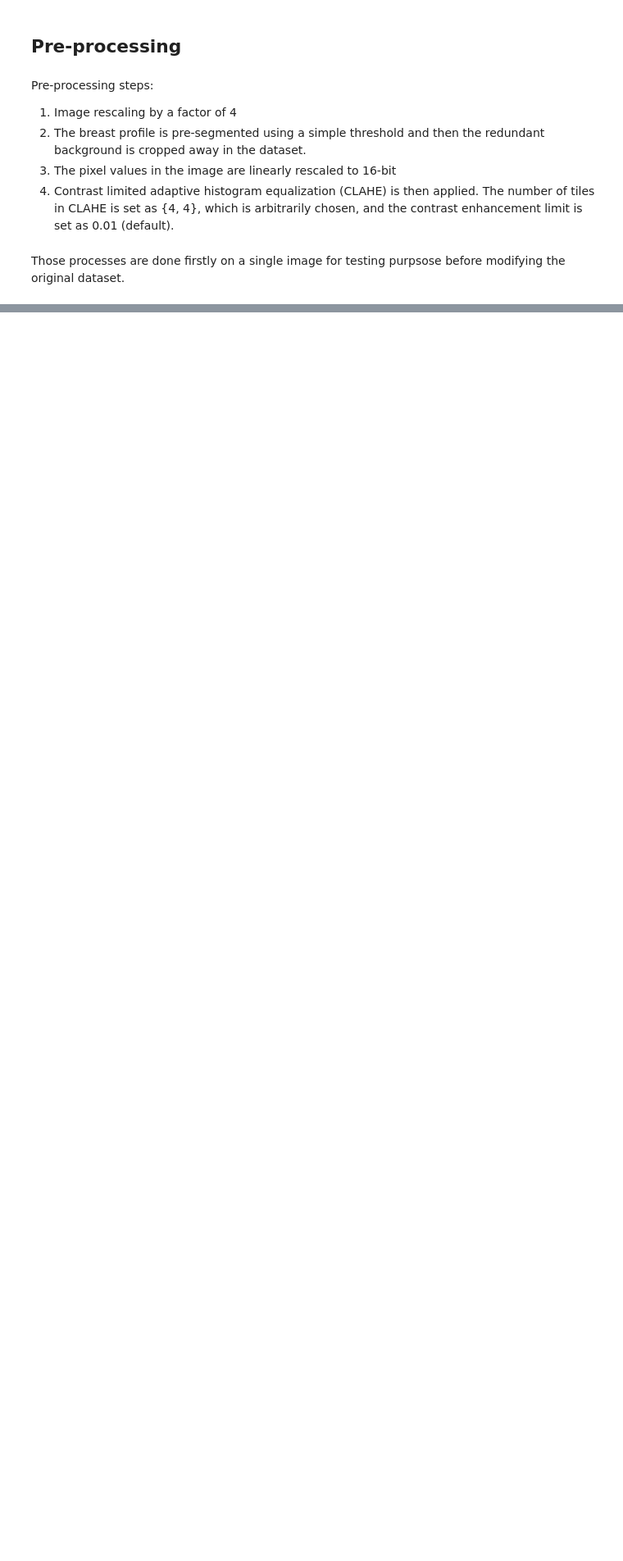
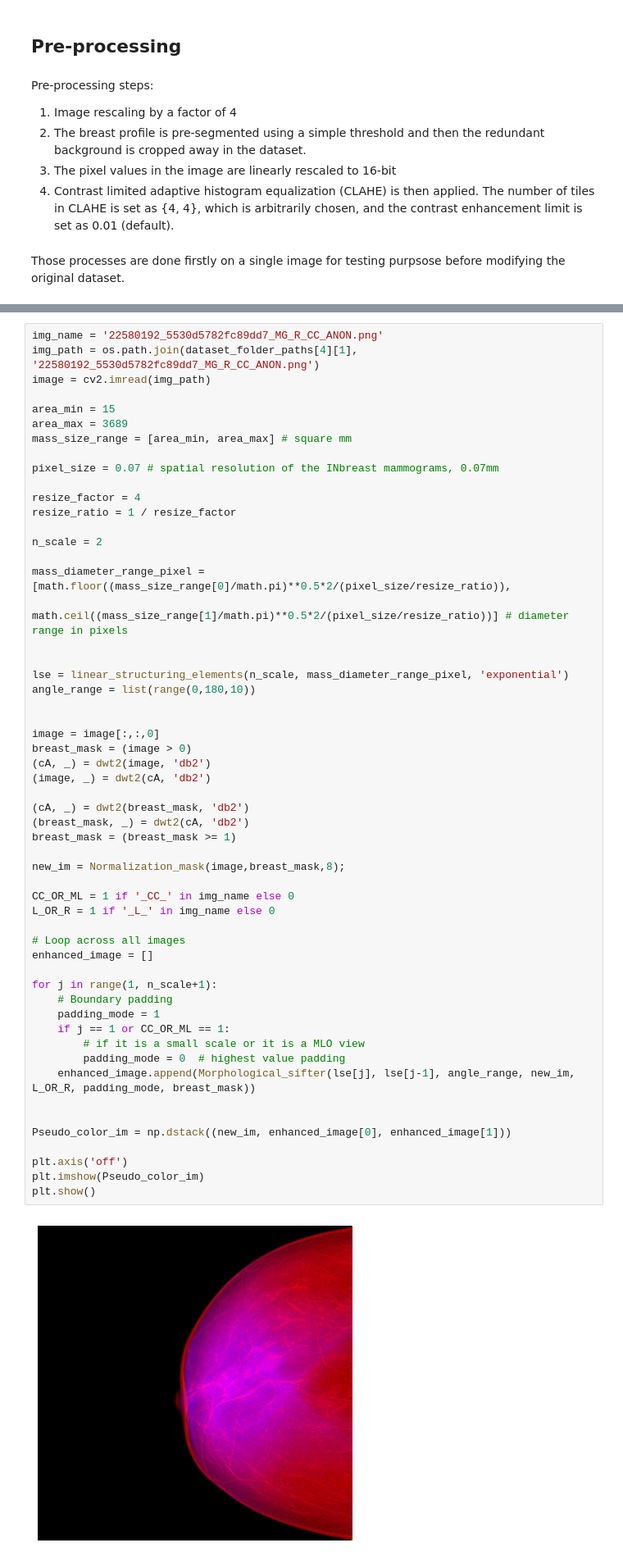
Before and after one commit to abdalrhmanu/breast-mass-detection-and-segmentation-using-multi-scale-morphological-sifting-and-kmeans-clustering, a Jupyter notebook: notebooks/Abdel-Notebook (EDA + Preprocessing).ipynb, the cells around one changed output, grey strips where cells are left out. Shown: that part at 82% size. Cells and saved outputs as stored; diff of their text form; blank space fills up the shorter version.

```diff
--- a/notebooks/Abdel-Notebook (EDA + Preprocessing).ipynb
+++ b/notebooks/Abdel-Notebook (EDA + Preprocessing).ipynb
@@ -196,0 +539,57 @@ dataset_folder_paths
+# %%
+img_name = '22580192_5530d5782fc89dd7_MG_R_CC_ANON.png'
+img_path = os.path.join(dataset_folder_paths[4][1], '22580192_5530d5782fc89dd7_MG_R_CC_ANON.png')
+image = cv2.imread(img_path)
+
+area_min = 15
+area_max = 3689
+mass_size_range = [area_min, area_max] # square mm
+
+pixel_size = 0.07 # spatial resolution of the INbreast mammograms, 0.07mm
+
+resize_factor = 4
+resize_ratio = 1 / resize_factor
+
+n_scale = 2
+
+mass_diameter_range_pixel = [math.floor((mass_size_range[0]/math.pi)**0.5*2/(pixel_size/resize_ratio)),
+                             math.ceil((mass_size_range[1]/math.pi)**0.5*2/(pixel_size/resize_ratio))] # diameter range in pixels
+
+
+lse = linear_structuring_elements(n_scale, mass_diameter_range_pixel, 'exponential')
+angle_range = list(range(0,180,10))
+
+
+image = image[:,:,0]
+breast_mask = (image > 0)
+(cA, _) = dwt2(image, 'db2')
+(image, _) = dwt2(cA, 'db2')
+
+(cA, _) = dwt2(breast_mask, 'db2')
+(breast_mask, _) = dwt2(cA, 'db2')
+breast_mask = (breast_mask >= 1)
+
+new_im = Normalization_mask(image,breast_mask,8);
+
+CC_OR_ML = 1 if '_CC_' in img_name else 0
+L_OR_R = 1 if '_L_' in img_name else 0
+
+# Loop across all images
+enhanced_image = []
+
+for j in range(1, n_scale+1):
+    # Boundary padding
+    padding_mode = 1
+    if j == 1 or CC_OR_ML == 1:
+        # if it is a small scale or it is a MLO view
+        padding_mode = 0  # highest value padding
+    enhanced_image.append(Morphological_sifter(lse[j], lse[j-1], angle_range, new_im, L_OR_R, padding_mode, breast_mask))
+
+
+Pseudo_color_im = np.dstack((new_im, enhanced_image[0], enhanced_image[1]))
+
+plt.axis('off')
+plt.imshow(Pseudo_color_im)
+plt.show()
+# %% [output]
+[figure, added]
```
Also changed, not shown: parts of 11 cells of this notebook, 1 other file.
